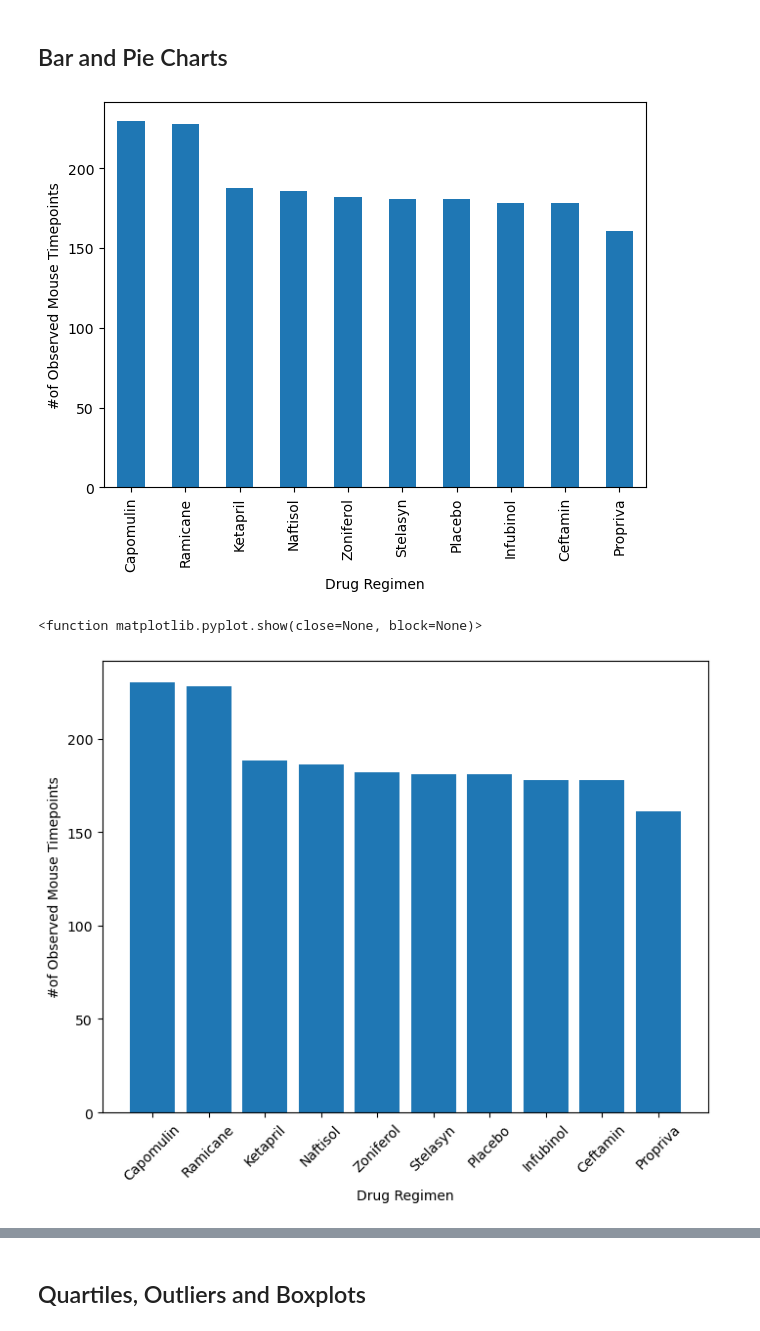
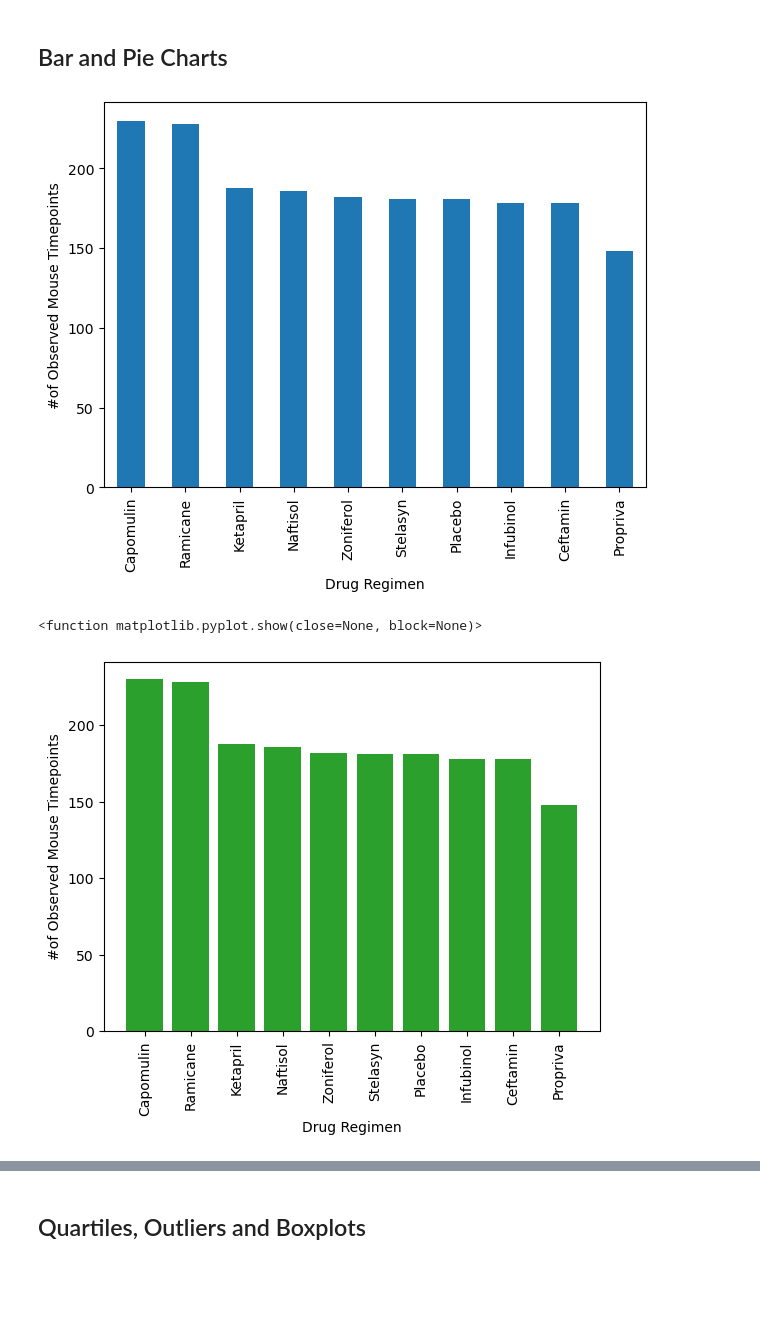
Before and after one commit to stephaniepatriciaans/Data-Visualization, a Jupyter notebook: Pymaceuticals/pymaceuticals_starters1.ipynb, the cells around one changed output, grey strips where cells are left out. Saved outputs shown, nothing was run; the diff lists cells and outputs as text; code cells hidden in the pictures; blank space fills up the shorter version.

```diff
--- a/Pymaceuticals/pymaceuticals_starters1.ipynb
+++ b/Pymaceuticals/pymaceuticals_starters1.ipynb
@@ -155,25 +156,26 @@ summary_stats
 ## Bar and Pie Charts
 # %%
 # Generate a bar plot showing the total number of rows (Mouse ID/Timepoints) for each drug regimen using Pandas.
-drug_counts = combined_data["Drug Regimen"].value_counts()
-drug_counts.plot(kind="bar", figsize=(7, 5))
+mice_count = clean_data["Drug Regimen"].value_counts()
+mice_count.plot(kind="bar", figsize=(7, 5))
 plt.xlabel("Drug Regimen")
 plt.ylabel("#of Observed Mouse Timepoints")
 
 plt.show()
 # %% [output]
-[figure, old version]
+[figure, new version]
 # %%
 # Generate a bar plot showing the total number of rows (Mouse ID/Timepoints) for each drug regimen using pyplot.
-drug_counts = combined_data["Drug Regimen"].value_counts()
-plt.figure(figsize=(8, 6))
-plt.bar(drug_counts.index, drug_counts)
+x_axis = mice_count.index.values
+y_axis = mice_count.values
+
+plt.bar(x_axis, y_axis, color ='tab:green')
 plt.xlabel("Drug Regimen")
 plt.ylabel("#of Observed Mouse Timepoints")
-plt.xticks(rotation=45)
+plt.xticks(rotation="vertical")
 plt.show
 # %% [output]
 <function matplotlib.pyplot.show(close=None, block=None)>
-[figure, old version]
+[figure, new version]
 # %%
 # Generate a pie plot showing the distribution of female versus male mice using Pandas
```
Also changed, not shown: parts of 8 cells of this notebook.
